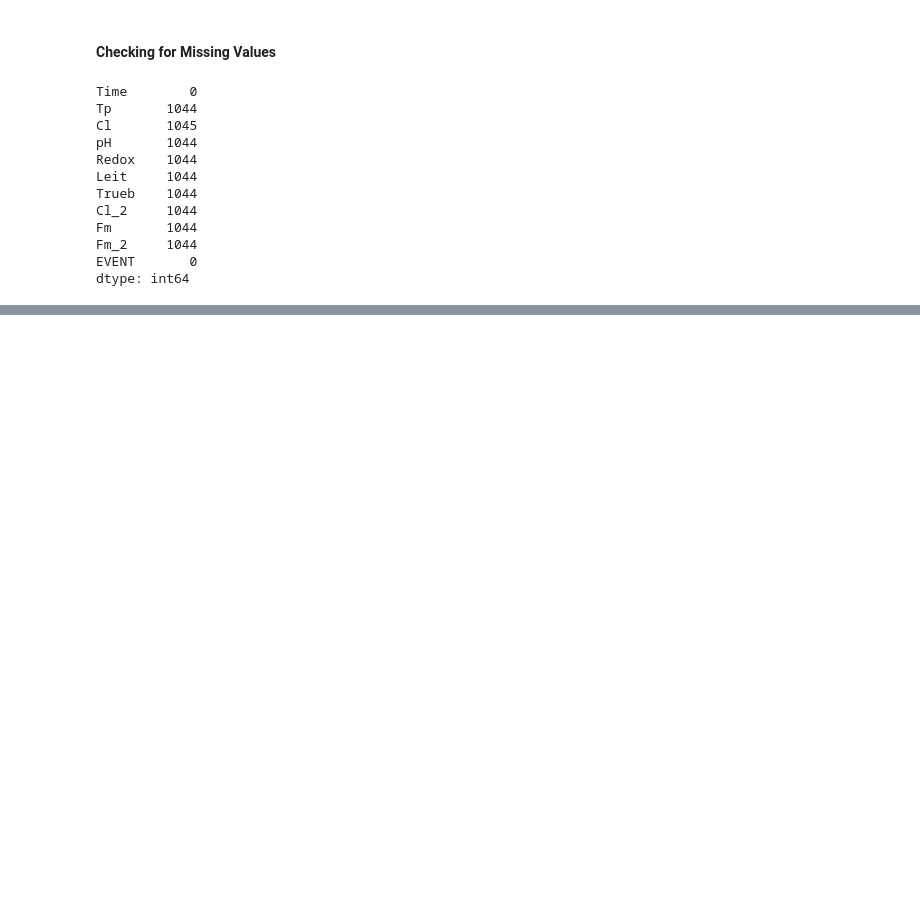
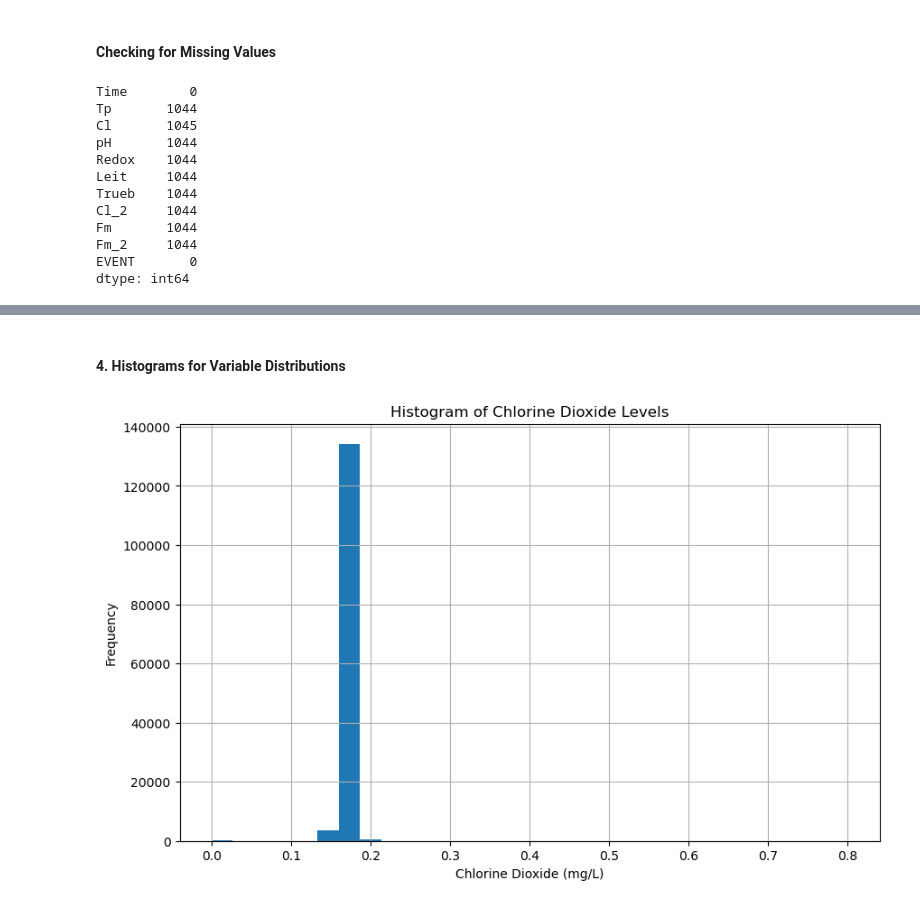
Before and after one commit to tanle8/tsa-gecco-challenge, a Jupyter notebook: notebooks/gecco-eda.ipynb, the cells around one changed output, grey strips where cells are left out. Cells and saved outputs as stored; diff of their text form; code cells hidden in the pictures; blank space fills up the shorter version.

```diff
--- a/notebooks/gecco-eda.ipynb
+++ b/notebooks/gecco-eda.ipynb
@@ -114,0 +164,12 @@ dtype: int64
+# %% [markdown]
+#### 4. Histograms for Variable Distributions
+# %%
+# Histogram for Chlorine Dioxide Levels
+plt.figure(figsize=(10, 6))
+df['Cl'].hist(bins=30)
+plt.title('Histogram of Chlorine Dioxide Levels')
+plt.xlabel('Chlorine Dioxide (mg/L)')
+plt.ylabel('Frequency')
+plt.show()
+# %% [output]
+[figure, added]
```
Also changed, not shown: parts of 13 cells of this notebook.
